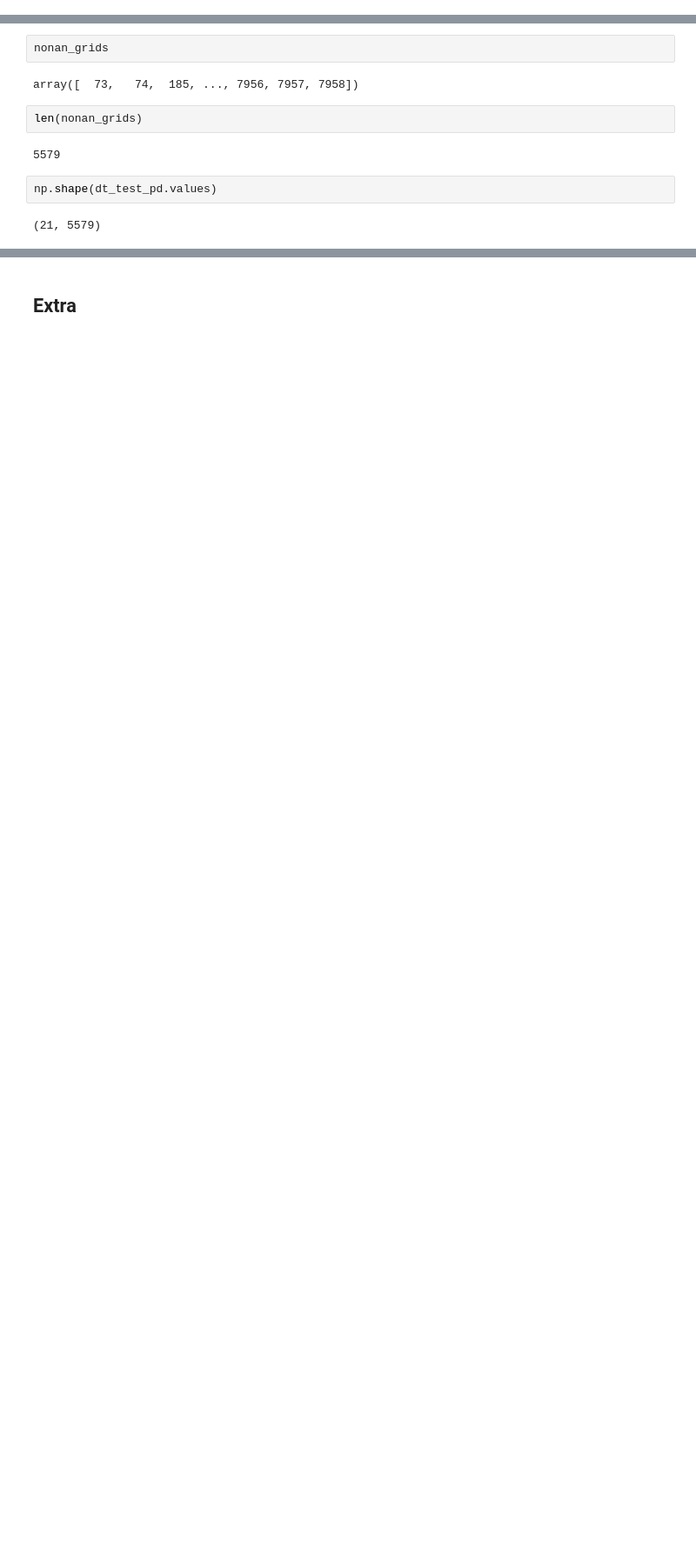
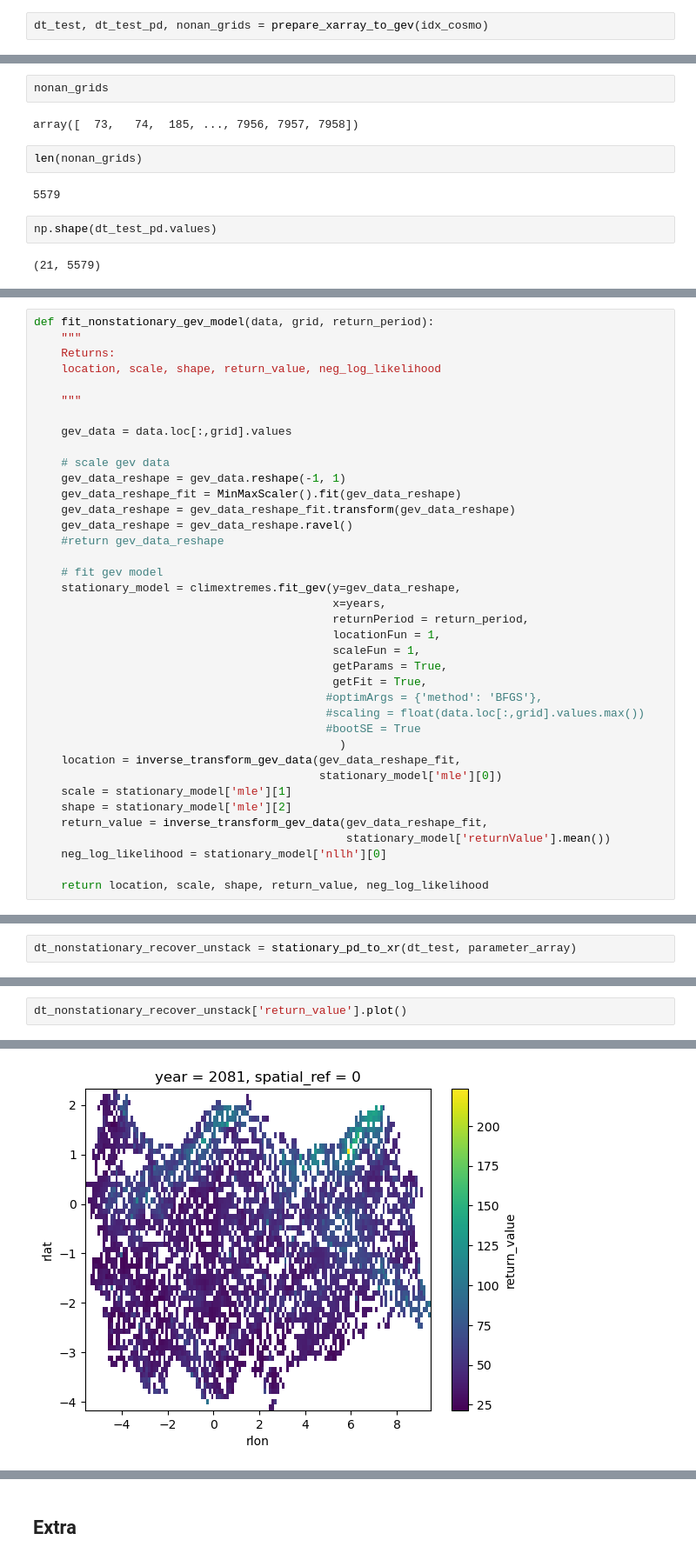
Before and after one commit to donmezkutay/msc-thesis-codes, a Jupyter notebook: BC_gev.ipynb, the cells around one changed output, grey strips where cells are left out. Shown at 87% size. Saved outputs shown, nothing was run; the diff lists cells and outputs as text; blank space fills up the shorter version.

Commit message:
#nonstationary wont work

```diff
--- a/BC_gev.ipynb
+++ b/BC_gev.ipynb
@@ -117,3 +202,5 @@ Attributes:
+# %%
+dt_test, dt_test_pd, nonan_grids = prepare_xarray_to_gev(idx_cosmo)
 # %%
 np.shape(dt_test)
 # %% [output]
@@ -316,0 +380,38 @@ dt_recover_unstack.to_netcdf(fr"{path_save}/cosmo/BC/GEV/BC_{bias_algo}_Tr011_MP
+# %%
+def fit_nonstationary_gev_model(data, grid, return_period):
+    """
+    Returns:
+    location, scale, shape, return_value, neg_log_likelihood
+
+    """
+
+    gev_data = data.loc[:,grid].values
+
+    # scale gev data
+    gev_data_reshape = gev_data.reshape(-1, 1)
+    gev_data_reshape_fit = MinMaxScaler().fit(gev_data_reshape)
+    gev_data_reshape = gev_data_reshape_fit.transform(gev_data_reshape)
+    gev_data_reshape = gev_data_reshape.ravel()
+    #return gev_data_reshape
+
+    # fit gev model
+    stationary_model = climextremes.fit_gev(y=gev_data_reshape,
+                                            x=years,
+                                            returnPeriod = return_period,
+                                            locationFun = 1,
+                                            scaleFun = 1,
+                                            getParams = True,
+                                            getFit = True,
+                                           #optimArgs = {'method': 'BFGS'},
+                                           #scaling = float(data.loc[:,grid].values.max())
+                                           #bootSE = True
+                                             )
+    location = inverse_transform_gev_data(gev_data_reshape_fit,
+                                          stationary_model['mle'][0])
+    scale = stationary_model['mle'][1]
+    shape = stationary_model['mle'][2]
+    return_value = inverse_transform_gev_data(gev_data_reshape_fit,
+                                              stationary_model['returnValue'].mean())
+    neg_log_likelihood = stationary_model['nllh'][0]
+
+    return location, scale, shape, return_value, neg_log_likelihood
@@ -316,0 +577,2 @@ dt_recover_unstack.to_netcdf(fr"{path_save}/cosmo/BC/GEV/BC_{bias_algo}_Tr011_MP
+# %%
+dt_nonstationary_recover_unstack = stationary_pd_to_xr(dt_test, parameter_array)
@@ -316,0 +601,3 @@ dt_recover_unstack.to_netcdf(fr"{path_save}/cosmo/BC/GEV/BC_{bias_algo}_Tr011_MP
+# %%
+dt_nonstationary_recover_unstack['return_value'].plot()
+# %% [output]
@@ -316,0 +605 @@ dt_recover_unstack.to_netcdf(fr"{path_save}/cosmo/BC/GEV/BC_{bias_algo}_Tr011_MP
+[figure, added]
```
Also changed, not shown: parts of 143 cells of this notebook, 1 other file.
